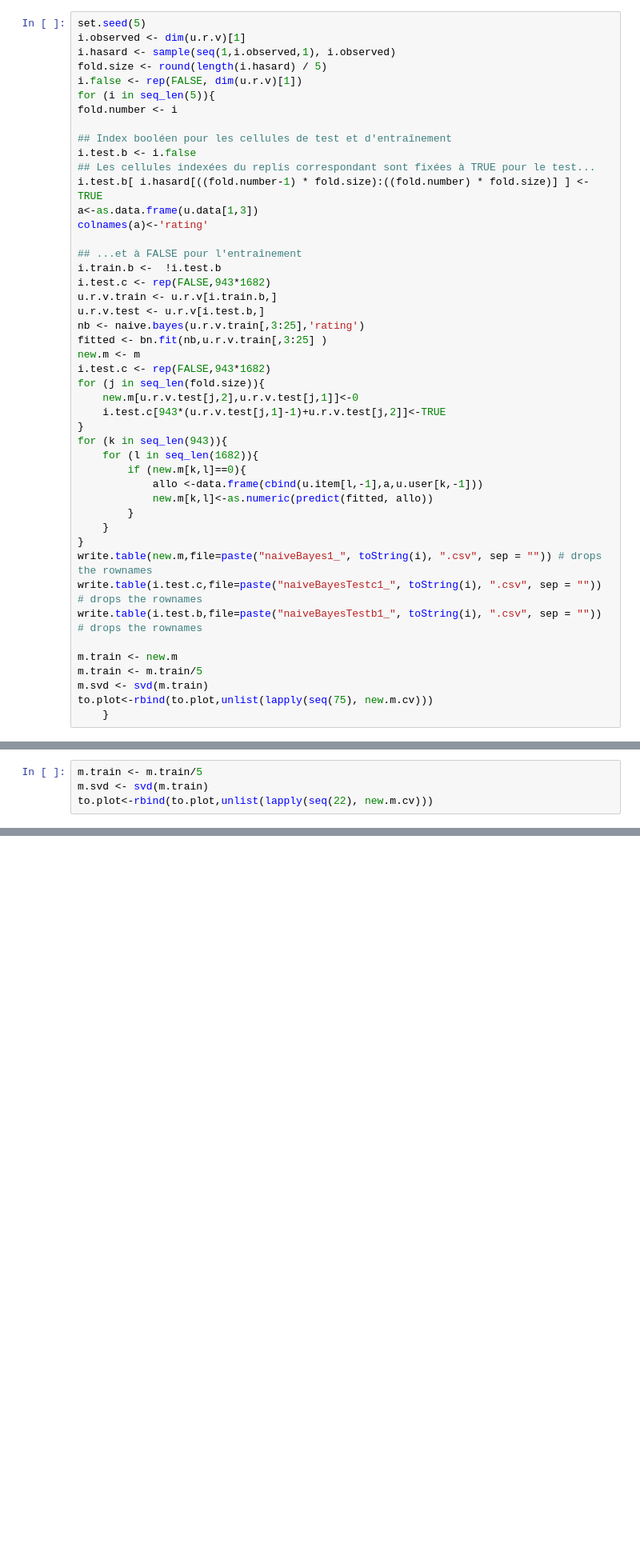
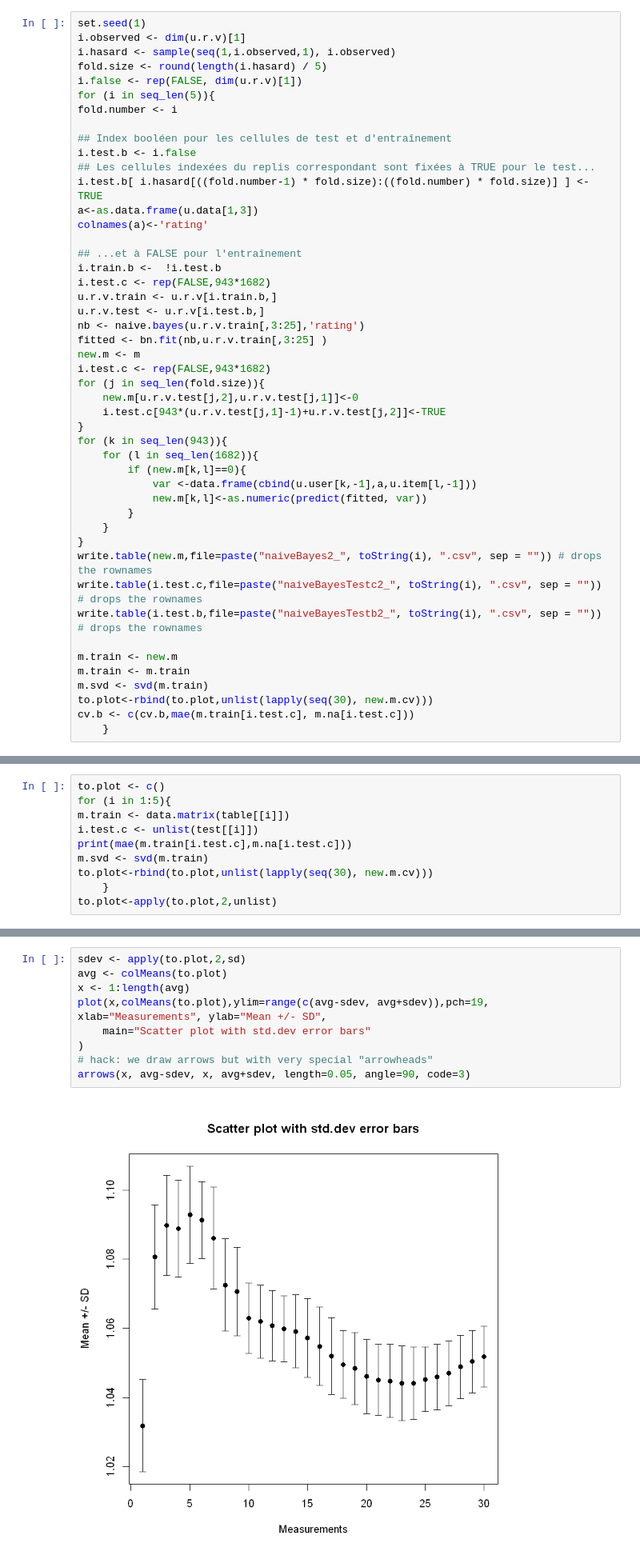
Before and after one commit to olivierp9/Recommender-System, a Jupyter notebook: projet/newbayes.ipynb, the cells around one changed output, grey strips where cells are left out. Shown at 80% size. Drawn from its saved outputs; the diff is of its cells as text; blank space fills up the shorter version.

```diff
--- a/projet/newbayes.ipynb
+++ b/projet/newbayes.ipynb
@@ -94,5 +89,5 @@ to.plot <- c()
 # %%
-set.seed(5)
+set.seed(1)
 i.observed <- dim(u.r.v)[1]
 i.hasard <- sample(seq(1,i.observed,1), i.observed)
 fold.size <- round(length(i.hasard) / 5)
@@ -123,19 +118,20 @@ for (j in seq_len(fold.size)){
 for (k in seq_len(943)){
     for (l in seq_len(1682)){
         if (new.m[k,l]==0){
-            allo <-data.frame(cbind(u.item[l,-1],a,u.user[k,-1]))
-            new.m[k,l]<-as.numeric(predict(fitted, allo))
+            var <-data.frame(cbind(u.user[k,-1],a,u.item[l,-1]))
+            new.m[k,l]<-as.numeric(predict(fitted, var))
         }
     }
 }
-write.table(new.m,file=paste("naiveBayes1_", toString(i), ".csv", sep = "")) # drops the rownames
-write.table(i.test.c,file=paste("naiveBayesTestc1_", toString(i), ".csv", sep = "")) # drops the rownames
-write.table(i.test.b,file=paste("naiveBayesTestb1_", toString(i), ".csv", sep = "")) # drops the rownames
+write.table(new.m,file=paste("naiveBayes2_", toString(i), ".csv", sep = "")) # drops the rownames
+write.table(i.test.c,file=paste("naiveBayesTestc2_", toString(i), ".csv", sep = "")) # drops the rownames
+write.table(i.test.b,file=paste("naiveBayesTestb2_", toString(i), ".csv", sep = "")) # drops the rownames
 
 m.train <- new.m
-m.train <- m.train/5
+m.train <- m.train
 m.svd <- svd(m.train)
-to.plot<-rbind(to.plot,unlist(lapply(seq(75), new.m.cv)))
+to.plot<-rbind(to.plot,unlist(lapply(seq(30), new.m.cv)))
+cv.b <- c(cv.b,mae(m.train[i.test.c], m.na[i.test.c]))
     }
 # %%
 to.plot<-apply(to.plot,2,unlist)
@@ -213,4 +177,10 @@ ERROR: Error in `[.data.frame`(asdf, i.test.b): undefined columns selected
 # %%
-m.train <- m.train/5
+to.plot <- c()
+for (i in 1:5){
+m.train <- data.matrix(table[[i]])
+i.test.c <- unlist(test[[i]])
+print(mae(m.train[i.test.c],m.na[i.test.c]))
 m.svd <- svd(m.train)
-to.plot<-rbind(to.plot,unlist(lapply(seq(22), new.m.cv)))
+to.plot<-rbind(to.plot,unlist(lapply(seq(30), new.m.cv)))
+    }
+to.plot<-apply(to.plot,2,unlist)
@@ -220,0 +193,11 @@ ERROR: Error in `[.data.frame`(asdf, i.test.b): undefined columns selected
+# %%
+sdev <- apply(to.plot,2,sd)
+avg <- colMeans(to.plot)
+x <- 1:length(avg)
+plot(x,colMeans(to.plot),ylim=range(c(avg-sdev, avg+sdev)),pch=19, xlab="Measurements", ylab="Mean +/- SD",
+    main="Scatter plot with std.dev error bars"
+)
+# hack: we draw arrows but with very special "arrowheads"
+arrows(x, avg-sdev, x, avg+sdev, length=0.05, angle=90, code=3)
+# %% [output]
+[figure, added]
```
Also changed, not shown: parts of 14 cells of this notebook, 43 other files.
